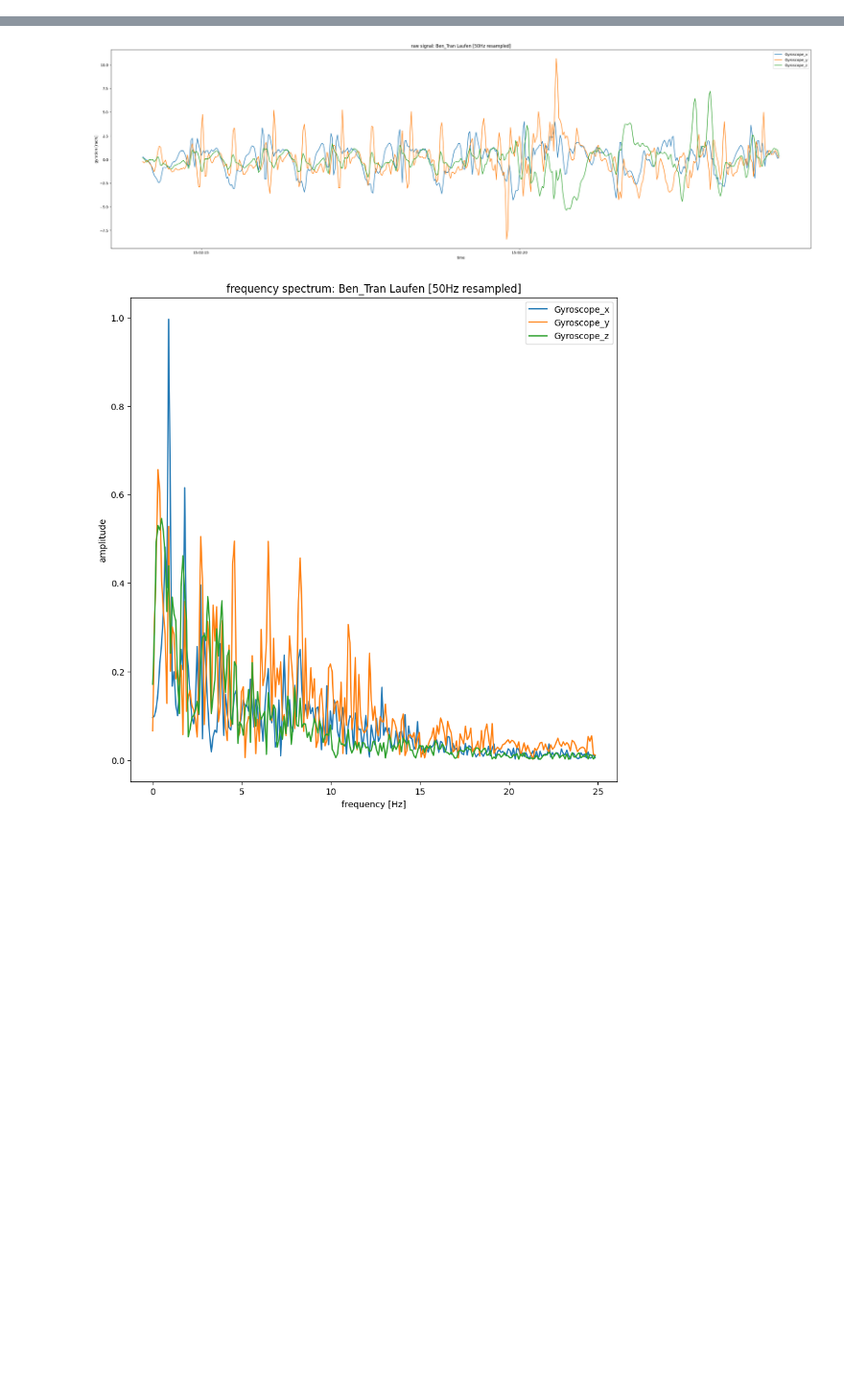
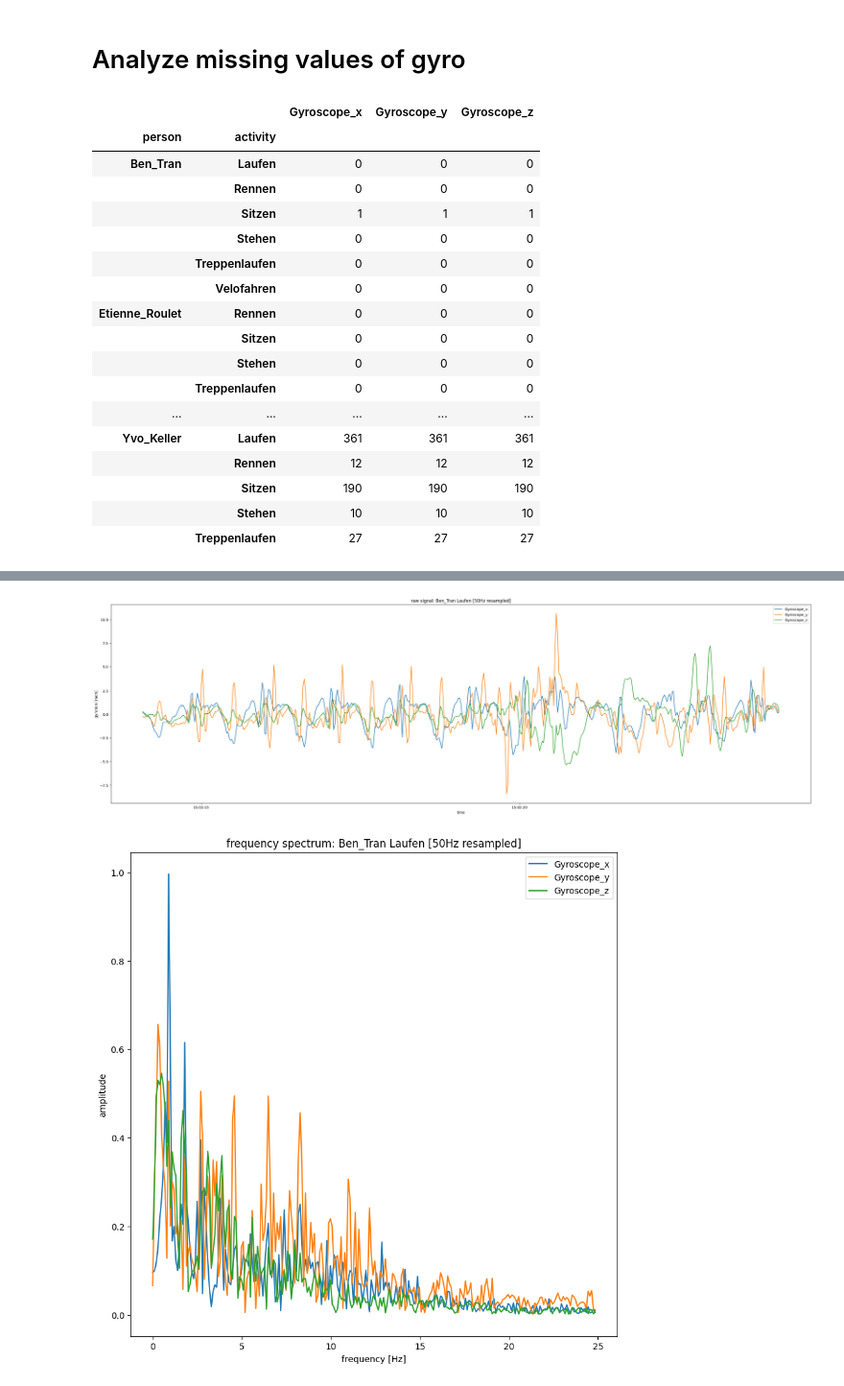
Before and after one commit to Sensor-Based-Activity-Recognition/explorative-data-analysis, a Jupyter notebook: eda_gyroscope.ipynb, the cells around one changed output, grey strips where cells are left out. Shown at 96% size. Drawn from its saved outputs; the diff is of its cells as text; code cells hidden in the pictures; blank space fills up the shorter version.

```diff
--- a/eda_gyroscope.ipynb
+++ b/eda_gyroscope.ipynb
@@ -105,3 +211,5 @@ def plot_trunc_res_gyro_norm(df:pd.DataFrame, len_s = 60, resample_freq_Hz = 50)
     plot_raw(df_gyro, f"raw signal: {person} {activity} [{resample_freq_Hz}Hz resampled]", "gyration [rad/s]", (35,10))
 
     plot_fft(df_gyro, f"frequency spectrum: {person} {activity} [{resample_freq_Hz}Hz resampled]", (10,10))
+# %% [markdown]
+# Analyze missing values of gyro
@@ -107,0 +218,22 @@ def plot_trunc_res_gyro_norm(df:pd.DataFrame, len_s = 60, resample_freq_Hz = 50)
+# %%
+#gyroscope missing data in counts as table
+data[["Gyroscope_x", "Gyroscope_y", "Gyroscope_z"]].isnull().groupby([data["person"], data["activity"]]).sum()
+# %% [output]
+|  |  | Gyroscope_x | Gyroscope_y | Gyroscope_z |
+| person | activity |  |  |  |
+| Ben_Tran | Laufen | 0 | 0 | 0 |
+|  | Rennen | 0 | 0 | 0 |
+|  | Sitzen | 1 | 1 | 1 |
+|  | Stehen | 0 | 0 | 0 |
+|  | Treppenlaufen | 0 | 0 | 0 |
+|  | Velofahren | 0 | 0 | 0 |
+| Etienne_Roulet | Rennen | 0 | 0 | 0 |
+|  | Sitzen | 0 | 0 | 0 |
+|  | Stehen | 0 | 0 | 0 |
+|  | Treppenlaufen | 0 | 0 | 0 |
+| ... | ... | ... | ... | ... |
+| Yvo_Keller | Laufen | 361 | 361 | 361 |
+|  | Rennen | 12 | 12 | 12 |
+|  | Sitzen | 190 | 190 | 190 |
+|  | Stehen | 10 | 10 | 10 |
+|  | Treppenlaufen | 27 | 27 | 27 |
```
Also changed, not shown: parts of 9 cells of this notebook, 1 other file.
